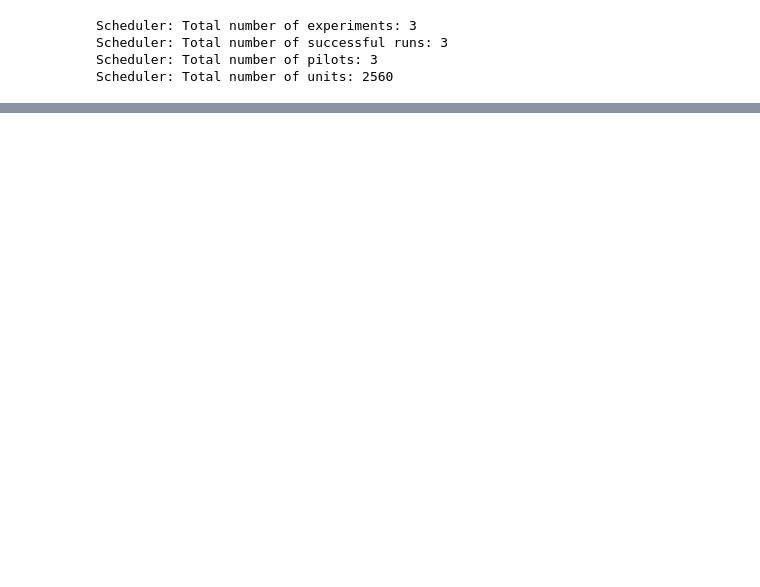
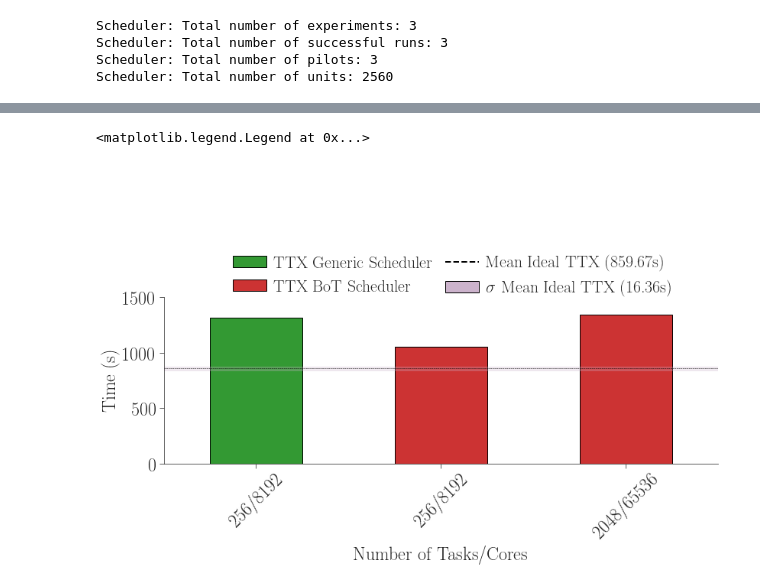
Before and after one commit to radical-experiments/rp.paper, a Jupyter notebook: analysis/rp_paper_scheduler_experiments.ipynb, the cells around one changed output, grey strips where cells are left out. Cells and saved outputs as stored; diff of their text form; code cells hidden in the pictures; blank space fills up the shorter version.

```diff
--- a/analysis/rp_paper_scheduler_experiments.ipynb
+++ b/analysis/rp_paper_scheduler_experiments.ipynb
@@ -125,0 +112,40 @@ conflicting time sync for update.0.prof                                 (titan-b
+# %%
+fig, ax = fig_setup(figsize=(13,4))
+
+# sch[sch.index.isin(['exp1'], level='experiment')]['TTX'].reset_index().plot.bar(
+#         x='nunit', y='mean', yerr='std',
+#         width=0.5, color=tableau20[4], ax=ax, rot=45, legend=False)
+
+ax1 = sch['TTX'].reset_index().plot.bar(
+        x='nunit', y='mean', yerr='std',
+        width=0.5, color=[tableau20[4], tableau20[6],tableau20[6]], ax=ax, rot=45, legend=False)
+
+data_mean = np.mean(data_sch['exec-app'])
+data_sigma = np.sqrt(np.var(data_sch['exec-app']))
+ax1.axhline(y=np.mean(data_sch['exec-app']), lw=0.5, color='black', ls='dashed')
+ax1.axhspan(data_mean-data_sigma, data_mean+data_sigma, alpha=0.25, color=tableau20[9])
+
+ax.set_xlabel('Number of Tasks/Cores')
+ax.set_ylabel('Time (s)')
+ax.set_ylim(0,1500)
+ax.set_xlim(-0.5)
+
+fig.legend(
+            (mpl.patches.Patch(facecolor=tableau20[4]),
+             mpl.patches.Patch(facecolor=tableau20[6]),
+             mpl.lines.Line2D([], [], color='black', linestyle='dashed'),
+             mpl.patches.Patch(facecolor=tableau20[9]),
+            ),
+            ('TTX Generic Scheduler',
+             'TTX BoT Scheduler',
+             'Mean Ideal TTX (%ss)' %  round(data_mean, 2),
+             '$\sigma$ Mean Ideal TTX (%ss)' % round(data_sigma, 2)),
+            'upper left',
+            ncol=2,
+            columnspacing=0.75,
+            handletextpad=0.4,
+            bbox_to_anchor=(0.17, 1.5)
+          )
+# %% [output]
+<matplotlib.legend.Legend at 0x...>
+[figure, added]
```
Also changed, not shown: parts of 8 cells of this notebook, 1 other file.
